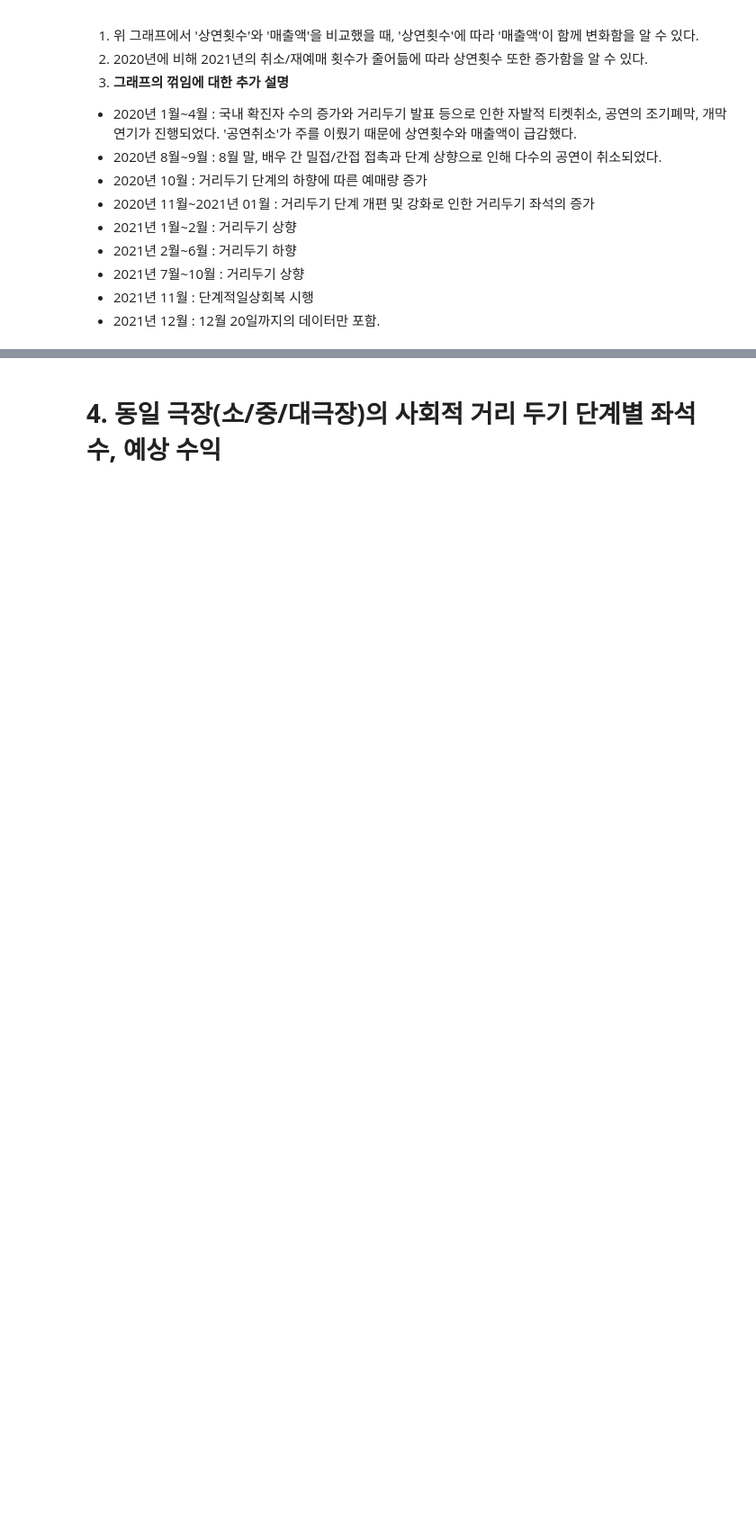
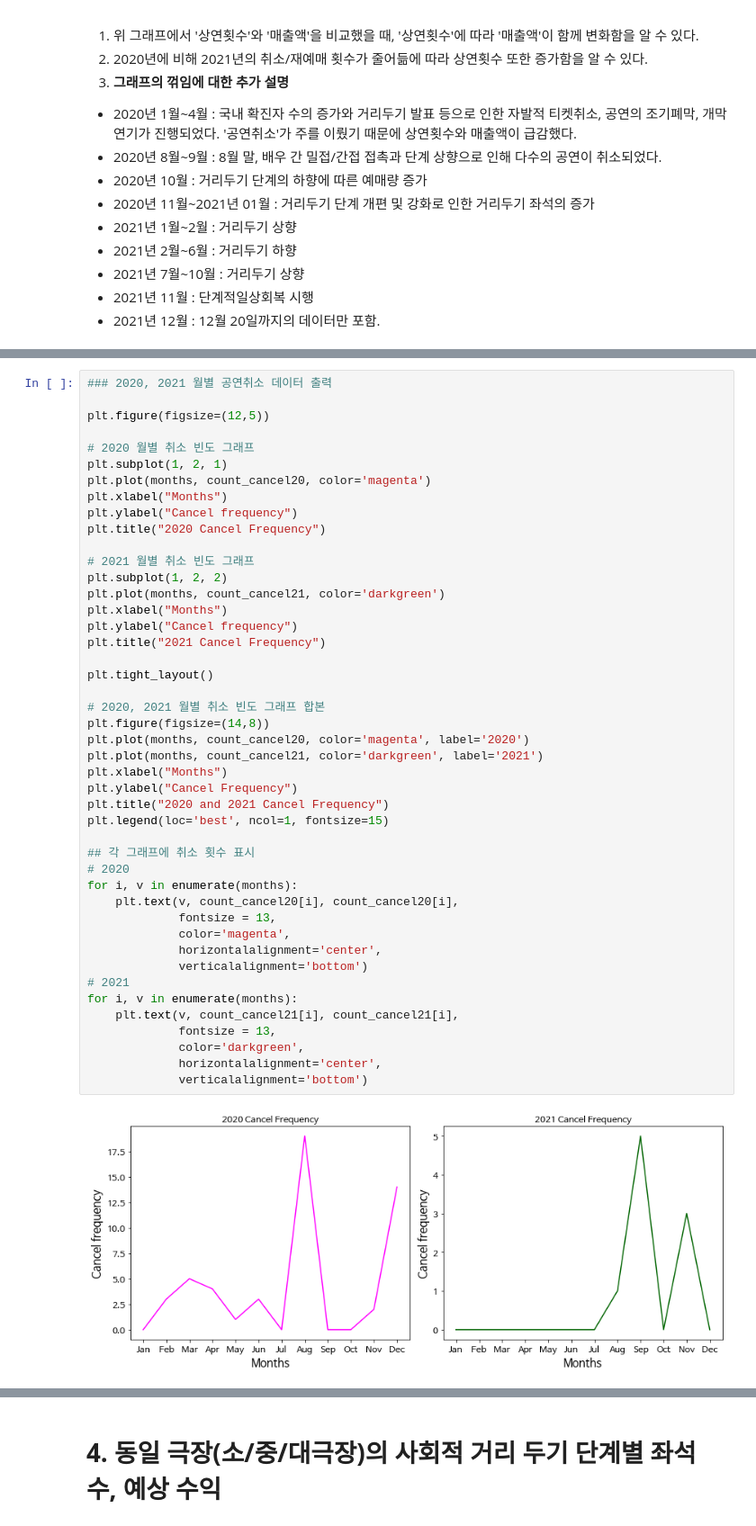
Before and after one commit to Seon42/2021-2_DAP_project, a Jupyter notebook: 2021_2학기_데이터분석프로그래밍_프로젝트_제출본.ipynb, the cells around one changed output, grey strips where cells are left out. Shown at 90% size. Drawn from its saved outputs; the diff is of its cells as text; blank space fills up the shorter version.

```diff
--- a/2021_2학기_데이터분석프로그래밍_프로젝트_제출본.ipynb
+++ b/2021_2학기_데이터분석프로그래밍_프로젝트_제출본.ipynb
@@ -441,0 +544,47 @@ plt.show()
+# %%
+### 2020, 2021 월별 공연취소 데이터 출력
+
+plt.figure(figsize=(12,5))
+
+# 2020 월별 취소 빈도 그래프
+plt.subplot(1, 2, 1)
+plt.plot(months, count_cancel20, color='magenta')
+plt.xlabel("Months")
+plt.ylabel("Cancel frequency")
+plt.title("2020 Cancel Frequency")
+
+# 2021 월별 취소 빈도 그래프
+plt.subplot(1, 2, 2)
+plt.plot(months, count_cancel21, color='darkgreen')
+plt.xlabel("Months")
+plt.ylabel("Cancel frequency")
+plt.title("2021 Cancel Frequency")
+
+plt.tight_layout()
+
+# 2020, 2021 월별 취소 빈도 그래프 합본
+plt.figure(figsize=(14,8))
+plt.plot(months, count_cancel20, color='magenta', label='2020')
+plt.plot(months, count_cancel21, color='darkgreen', label='2021')
+plt.xlabel("Months")
+plt.ylabel("Cancel Frequency")
+plt.title("2020 and 2021 Cancel Frequency")
+plt.legend(loc='best', ncol=1, fontsize=15)
+
+## 각 그래프에 취소 횟수 표시
+# 2020
+for i, v in enumerate(months):
+    plt.text(v, count_cancel20[i], count_cancel20[i],
+             fontsize = 13,
+             color='magenta',
+             horizontalalignment='center',
+             verticalalignment='bottom')
+# 2021
+for i, v in enumerate(months):
+    plt.text(v, count_cancel21[i], count_cancel21[i],
+             fontsize = 13,
+             color='darkgreen',
+             horizontalalignment='center',
+             verticalalignment='bottom')
+# %% [output]
+[figure, added]
```
Also changed, not shown: parts of 8 cells of this notebook.
